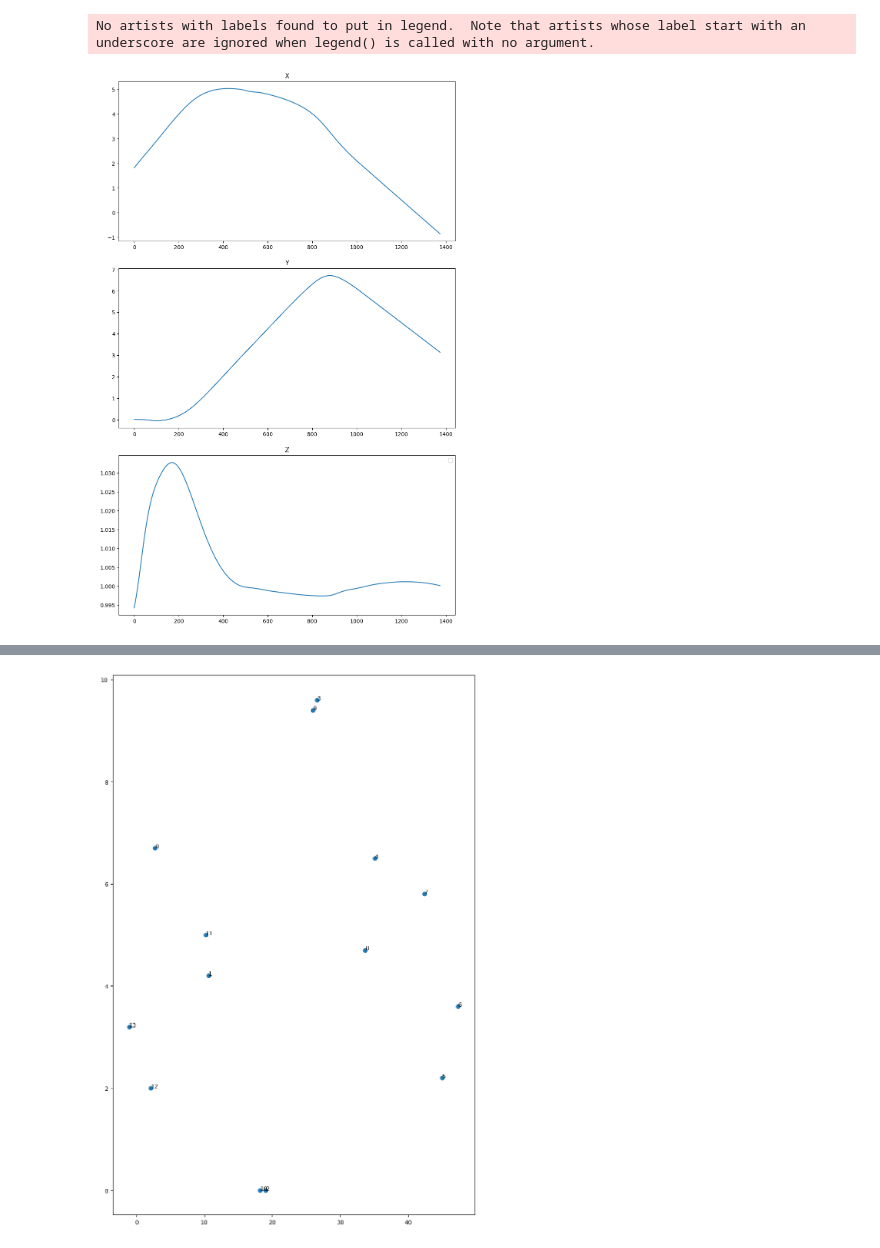
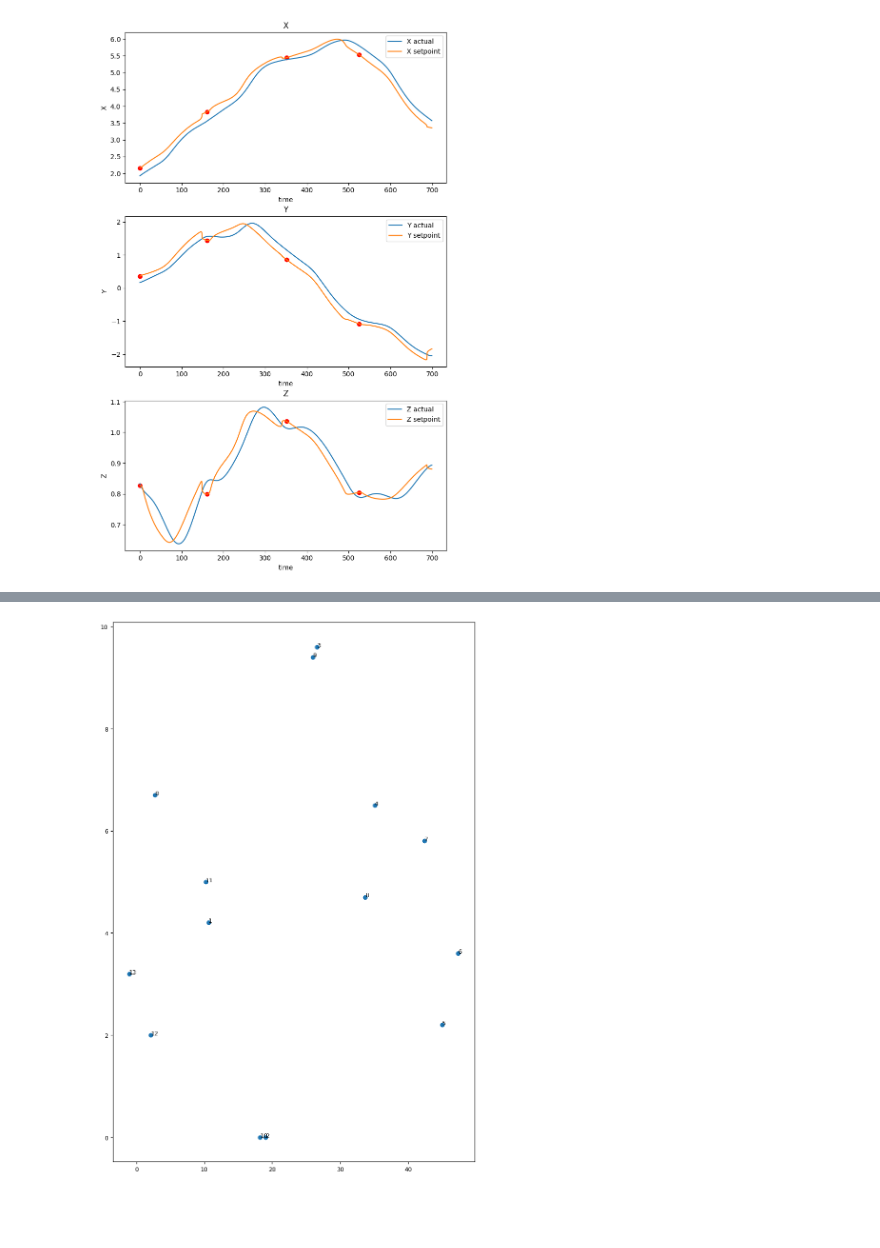
Before and after one commit to florentin1304/nanodrones_imitationlearning, a Jupyter notebook: nanodrones_sim/inspect_data.ipynb, the cells around one changed output, grey strips where cells are left out. Saved outputs shown, nothing was run; the diff lists cells and outputs as text; code cells hidden in the pictures; blank space fills up the shorter version.

```diff
--- a/nanodrones_sim/inspect_data.ipynb
+++ b/nanodrones_sim/inspect_data.ipynb
@@ -25,0 +7,8 @@ Index(['index', 'run_name', 'x', 'y', 'z', 'roll', 'pitch', 'yaw', 'gate_x',
+# %%
+csv_file = "run_y24-m05-d03_h11-m47_hNIld"
+csv_file += ".csv"
+path = os.path.join(os.getcwd(), "data", csv_file)
+
+df = pd.read_csv(path)
+df['change_gate'] = df["gate_x"].to_numpy() != df["gate_x"].shift(1).to_numpy()
+df.columns
@@ -51,6 +48,14 @@ axs[1,1].plot(df["yaw_rate_sp"], label='Yaw rate setpoint')
 axs[1,1].set_title("Yaw rate")
 axs[1,1].legend()
 
+for i in range(len(df)):
+    if df['change_gate'][i] == 1:
+        axs[0,0].scatter(i, df['vx_local_sp'][i], color='red')
+        axs[1,0].scatter(i, df['vy_local_sp'][i], color='red')
+        axs[0,1].scatter(i, df['alt_sp'][i], color='red')
+        axs[1,1].scatter(i, df['yaw_rate_sp'][i], color='red')
+
+
 plt.legend()
 plt.show()
 # %% [output]
@@ -58,27 +63,41 @@ plt.show()
 # %%
-plt.rcParams['figure.figsize'] = 10,15
+plt.rcParams['figure.figsize'] = 8,12
 fig, axs = plt.subplots(3)
 fig.tight_layout(pad=3.0)
 
-axs[0].plot(df['x'])
-# axs[0].plot(df['x_sp'])
+axs[0].plot(df['x'], label="X actual")
+axs[0].plot(df['x_sp'], label="X setpoint")
 axs[0].set_title("X")
+axs[0].set_xlabel("time")
+axs[0].set_ylabel("X")
+axs[0].legend()
 
-axs[1].plot(df['y'])
-# axs[1].plot(df['y_sp'])
+axs[1].plot(df['y'], label="Y actual")
+axs[1].plot(df['y_sp'], label="Y setpoint")
 axs[1].set_title("Y")
+axs[1].set_xlabel("time")
+axs[1].set_ylabel("Y")
+axs[1].legend()
 
-axs[2].plot(df['z'])
-# axs[2].plot(df['z_sp'])
+axs[2].plot(df['z'], label="Z actual")
+axs[2].plot(df['z_sp'], label="Z setpoint")
 axs[2].set_title("Z")
+axs[2].set_xlabel("time")
+axs[2].set_ylabel("Z")
+axs[2].legend()
+
+for i in range(len(df)):
+    if df['change_gate'][i] == 1:
+        axs[0].scatter(i, df['x_sp'][i], color='red')
+        axs[1].scatter(i, df['y_sp'][i], color='red')
+        axs[2].scatter(i, df['z_sp'][i], color='red')
 
 
 
 plt.legend()
 plt.show()
 # %% [output]
-No artists with labels found to put in legend.  Note that artists whose label start with an underscore are ignored when legend() is called with no argument.
-[figure, old version]
+[figure, new version]
 # %%
 plt.rcParams['figure.figsize'] = 10,15
 plt.rcParams['font.size'] = 9
```
Also changed, not shown: parts of 4 cells of this notebook, 6 other files.
